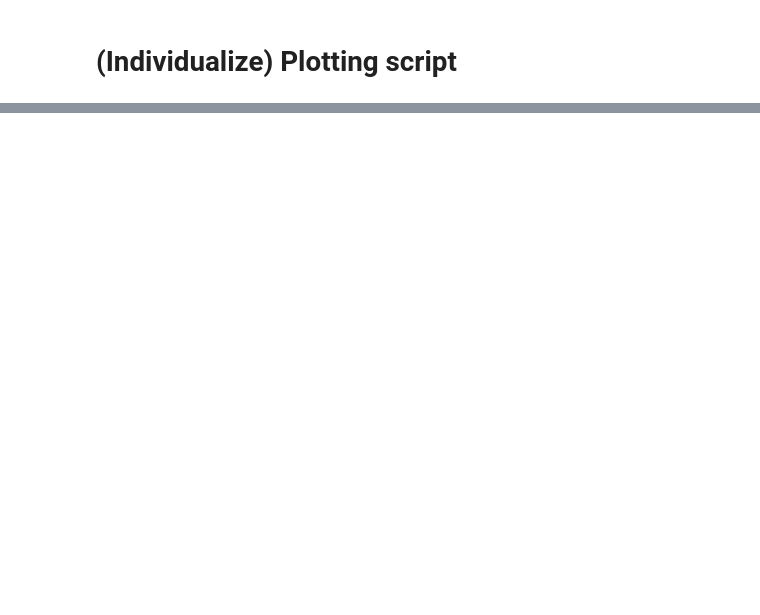
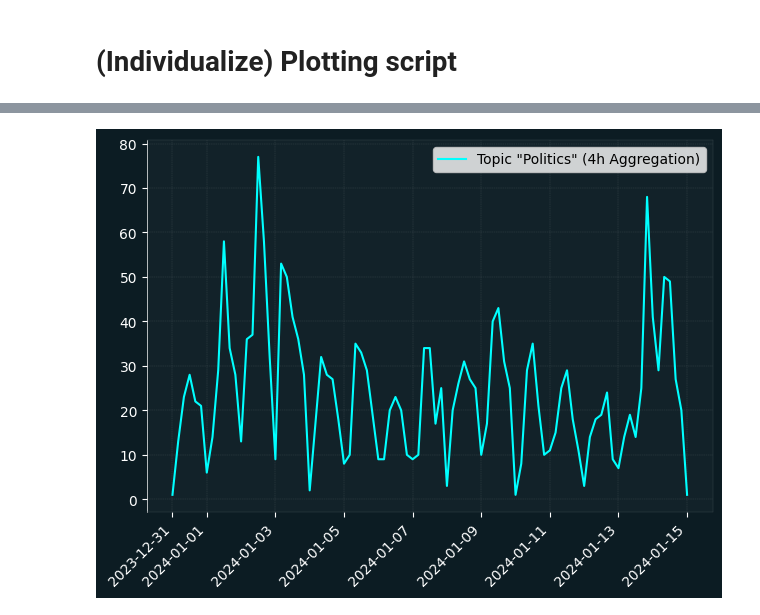
Before and after one commit to KonstiDE/ERNIE, a Jupyter notebook: plotting.ipynb, the cells around one changed output, grey strips where cells are left out. Cells and saved outputs as stored; diff of their text form; code cells hidden in the pictures; blank space fills up the shorter version.

```diff
--- a/plotting.ipynb
+++ b/plotting.ipynb
@@ -69,0 +212,13 @@ plot(group_holidays["date"], group_holidays["count"], plot_type="line",
+# %%
+df = pd.concat(dfs)
+df["date"] = pd.to_datetime(df["date"], format="%Y%m%d%H%M%S")
+df["date"] = df["date"].dt.round('4h')
+
+group_fun = df.groupby(by="date")["topic_information"].apply(
+    lambda x: ((x == "Palestine") | (x == "Ukraine") | (x == "Yemen") | (x == "Taiwan-China")).sum()).reset_index(
+    name="count")
+
+plots(group_fun["date"], [group_fun["count"]], plot_type="line", grid="--",
+     colors=["cyan"], legend=True, legenddata=["Topic \"{}\" (4h Aggregation)".format("Politics")])
+# %% [output]
+[figure, added]
```
Also changed, not shown: parts of 9 cells of this notebook, 1 other file.
